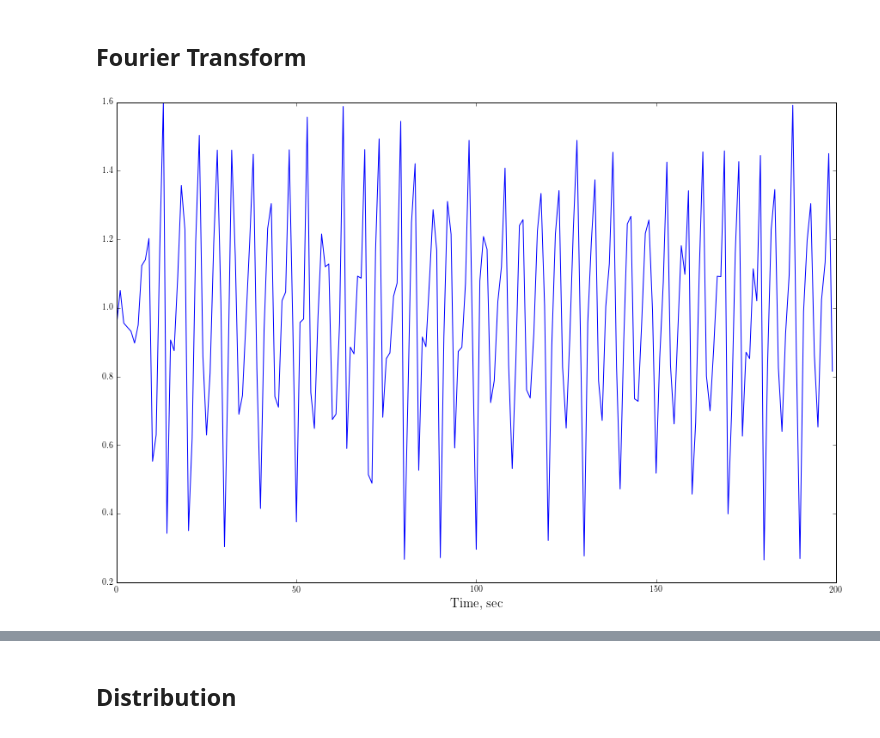
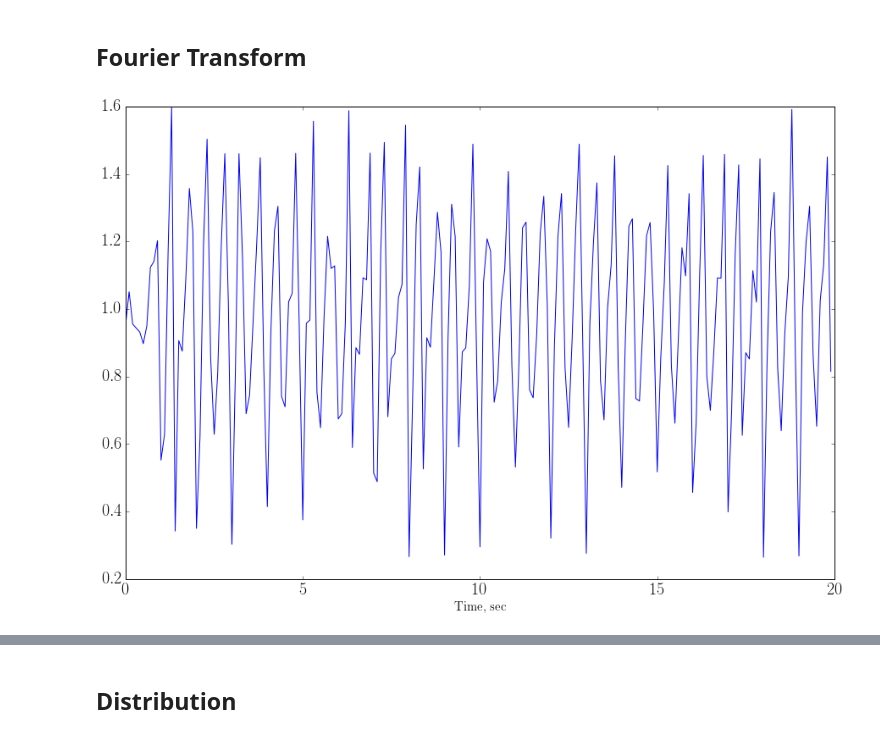
Before and after one commit to karasikov/TimeSeriesClassification, a Jupyter notebook: code/python/ts_USCHAD.ipynb, the cells around one changed output, grey strips where cells are left out. Saved outputs shown, nothing was run; the diff lists cells and outputs as text; code cells hidden in the pictures.

```diff
--- a/code/python/ts_USCHAD.ipynb
+++ b/code/python/ts_USCHAD.ipynb
@@ -8,8 +8,7 @@ import multiclass
 import timeseries
 import feature_extraction
 
-dataset = timeseries.TSDataset()
-dataset.load_from_mat('../../data/USC-HAD/USC_HAD_dataset.mat')
+dataset = timeseries.TSDataset.load_from_mat('../../data/USC-HAD/USC_HAD_dataset.mat')
 print("Dataset size: %d" % len(dataset))
 print("Stats:\n", pandas.DataFrame([ts.shape for ts in dataset.ts],
                                    columns=['dim', 'len']).describe()[1:].round())
@@ -134,17 +135,19 @@ Confusion matrix:
 # %% [markdown]
 ## Fourier Transform
 # %%
+freq = 10
+
 ts_smoothed = [
-    timeseries.smooth(ts, 10)
+    timeseries.smooth(ts, 100 // freq)
     for ts in dataset.ts
 ]
 
 plt.figure(figsize=(15, 10))
-plt.plot(ts_smoothed[200][0, :200])
+plt.plot(np.arange(200) / freq, ts_smoothed[200][0, :200])
 plt.xlabel('Time, sec', size=15)
 plt.show()
 # %% [output]
-[figure, old version]
+[figure, new version]
 # %%
 import sklearn.preprocessing
 
```
Also changed, not shown: parts of 27 cells of this notebook, 4 other files.
